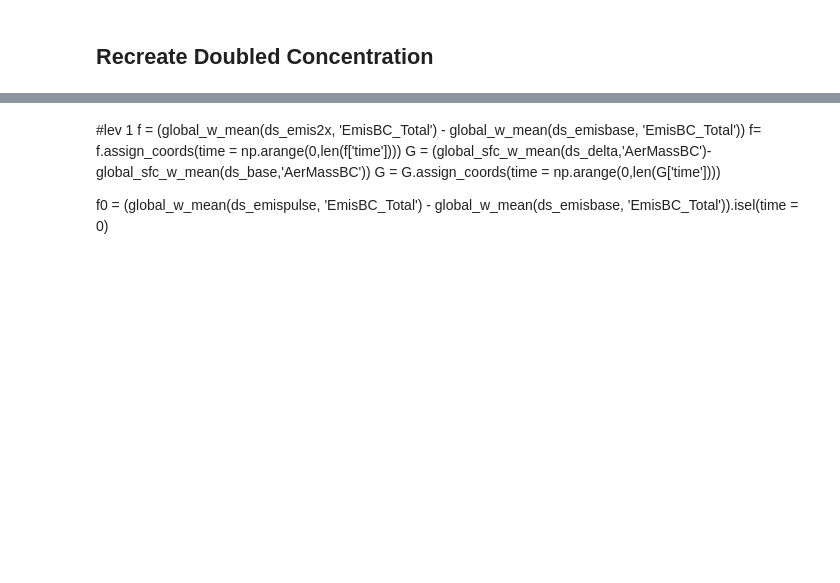
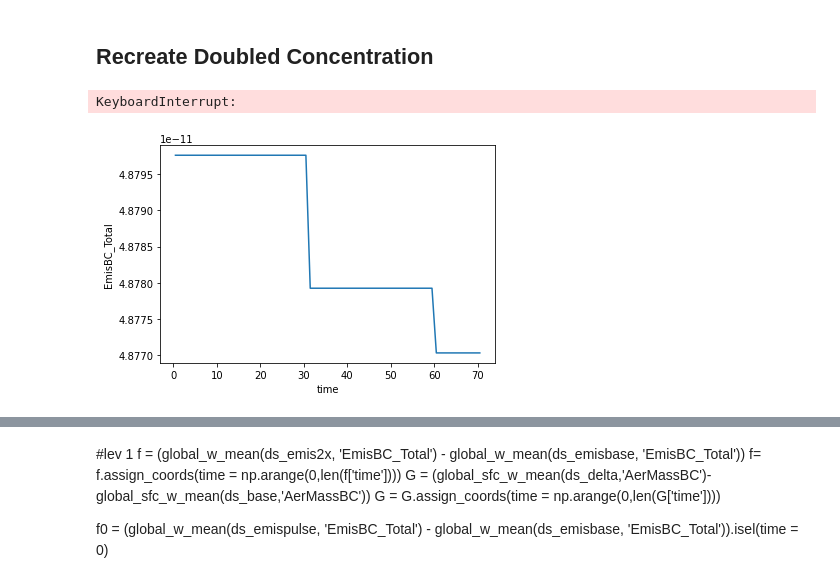
Before and after one commit to lfreese/BC-IRF, a Jupyter notebook: GC_greens_func-spatial.ipynb, the cells around one changed output, grey strips where cells are left out. Cells and saved outputs as stored; diff of their text form; code cells hidden in the pictures; blank space fills up the shorter version.

```diff
--- a/GC_greens_func-spatial.ipynb
+++ b/GC_greens_func-spatial.ipynb
@@ -27,4 +22,4 @@ ds_base = xr.open_mfdataset(f'../GCrundirs/IRF_runs/BC_base/base_{month}_BC/Outp
 # %%
-ds_emisbase = xr.open_mfdataset(f'../GCrundirs/IRF_runs/BC_base/base_{month}_BC/OutputDir/HEMCO_diagnostics.2016*', combine = 'by_coords')
+ds_emisbase = xr.open_mfdataset(f'../GCrundirs/IRF_runs/BC_base/CEDS/OutputDir/HEMCO_diagnostics.20160*', combine = 'by_coords')
 # %%
-ds_emispulse = xr.open_mfdataset(f'../GCrundirs/IRF_runs/BC_sustained/sust_{month}_BC/OutputDir/HEMCO_diagnostics.2016*.nc', combine = 'by_coords')
+ds_emispulse = xr.open_mfdataset(f'../GCrundirs/IRF_runs/BC_sustained/EAS/OutputDir/HEMCO_diagnostics.20160*.nc', combine = 'by_coords')
@@ -34,3 +26,6 @@ ds_emis2x = xr.open_mfdataset('../GCrundirs/IRF_runs/BC_2x/2x_jan_BC/OutputDir/H
+# %%
+ds_conc2x = xr.open_mfdataset('../GCrundirs/IRF_runs/BC_2x/2x_EAS_BC/OutputDir/GEOSChem.AerosolMass.20160*.nc4', combine = 'by_coords')
+ds_emis2x = xr.open_mfdataset('../GCrundirs/IRF_runs/BC_2x/2x_EAS_BC/OutputDir/HEMCO_diagnostics.20160*', combine = 'by_coords')
 # %%
 height = pd.read_excel('gc_altitude.xlsx')
 # %%
@@ -68,7 +63,14 @@ def lev_mean(ds, variable):
 f = (global_w_mean(ds_emis2x, 'EmisBC_Total') - global_w_mean(ds_emisbase, 'EmisBC_Total'))
 f= f.assign_coords(time = np.arange(0,len(f['time']))) #inputting a x2 until we get our doubled emissions as daily data
 G = utils.calc_δc_δt_global(ds_delta, ds_base, 'AerMassBC')
-G = G.assign_coords(time = np.arange(0,len(G['time'])))
+G = G.assign_coords(time = np.arange(0.5,len(G['time'])+ 0.5))
 
 f0 = (global_w_mean(ds_emispulse, 'EmisBC_Total') -
-      global_w_mean(ds_emisbase, 'EmisBC_Total')).isel(time = 0)
+      global_w_mean(ds_emisbase, 'EmisBC_Total'))
+f0 = f0.assign_coords(time = np.arange(0.5,len(f0['time'])+0.5))
+# %%
+f0.plot()
+plt.axhline(f0.mean(dim = 'time'))
+# %% [output]
+KeyboardInterrupt:
+[figure, added]
```
Also changed, not shown: parts of 14 cells of this notebook, 23 other files.
